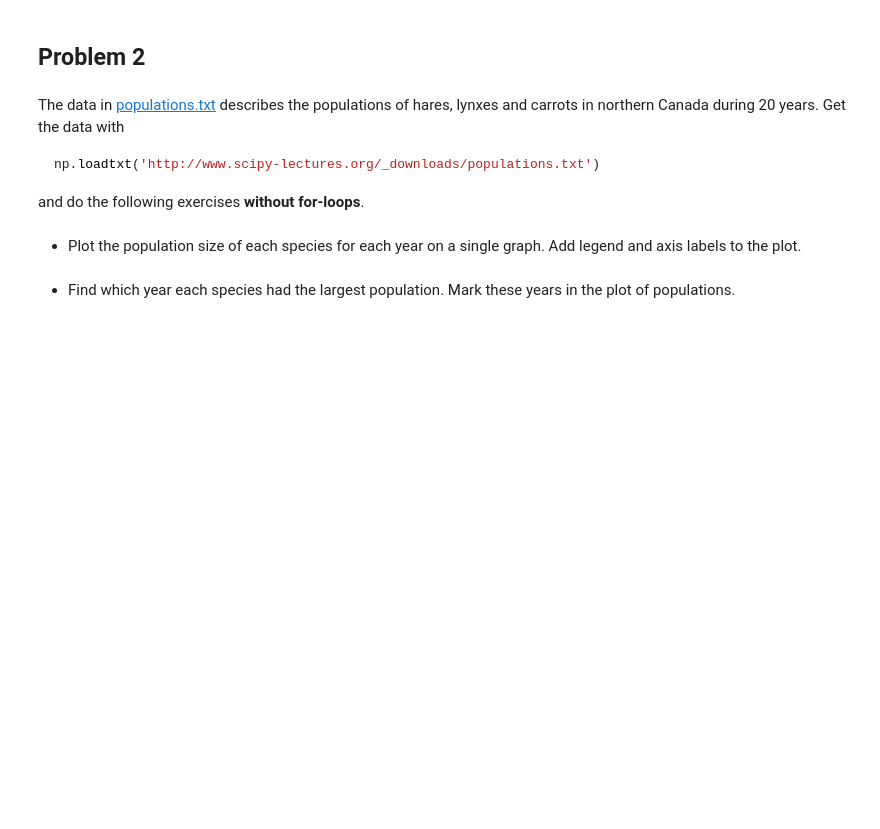
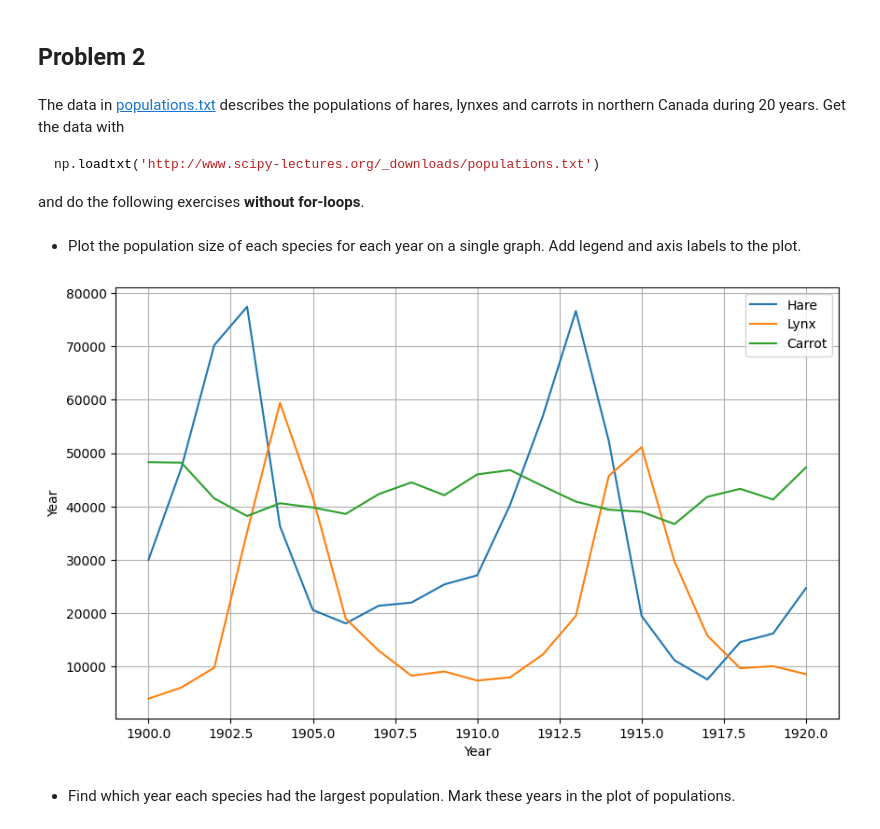
Before and after one commit to ErikRusanov/statistics, a Jupyter notebook: 2_numpy_matplotlib.ipynb, the cells around one changed output. Drawn from its saved outputs; the diff is of its cells as text; code cells hidden in the pictures; blank space fills up the shorter version.

```diff
--- a/2_numpy_matplotlib.ipynb
+++ b/2_numpy_matplotlib.ipynb
@@ -929,4 +978,12 @@ and do the following exercises **without for-loops**.
 # %% [markdown]
 - Plot the population size of each species for each year on a single graph. Add legend and axis labels to the plot.
+# %%
+@show_plot
+def population_size() -> None:
+    population_size_plot()
+# %%
+population_size(x_label="Year", y_label="Population size")
+# %% [output]
+[figure, added]
 # %% [markdown]
 - Find which year each species had the largest population. Mark these years in the plot of populations.
```
Also changed, not shown: parts of 11 cells of this notebook.
